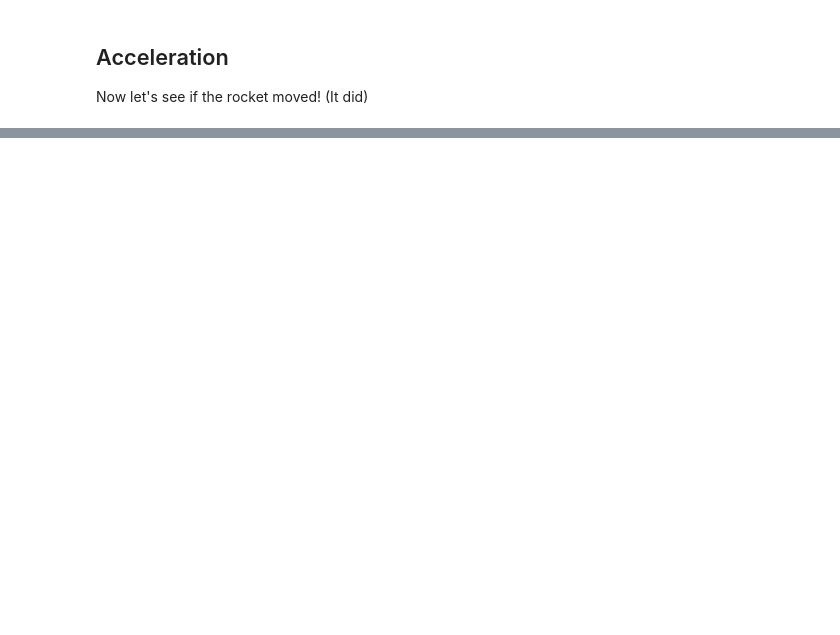
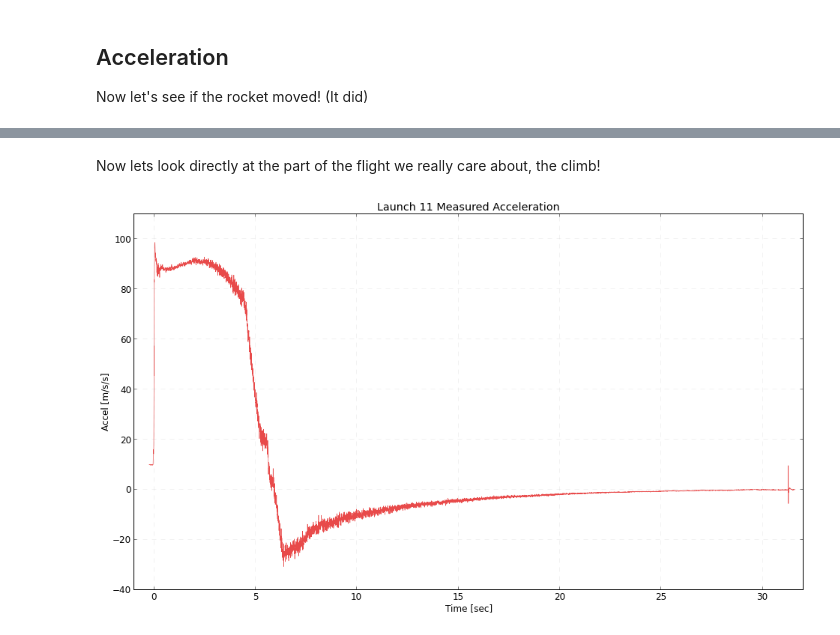
Before and after one commit to psas/Launch-11, a Jupyter notebook: data/analysis/first-look.ipynb, the cells around one changed output, grey strips where cells are left out. Drawn from its saved outputs; the diff is of its cells as text; code cells hidden in the pictures; blank space fills up the shorter version.

```diff
--- a/data/analysis/first-look.ipynb
+++ b/data/analysis/first-look.ipynb
@@ -83,0 +73,10 @@ plt.show()
+# %% [markdown]
+Now lets look directly at the part of the flight we really care about, the climb!
+# %%
+fig = utils.Plot("Launch 11 Measured Acceleration", "Time [sec]", "Accel [m/s/s]")
+fig.plot(timestamp[2000:28000], acc_x[2000:28000], label="UP Measured Acceleration")
+fig.xlim([-1, 32])
+fig.ylim([-40, 110])
+fig.show()
+# %% [output]
+[figure, added]
```
Also changed, not shown: parts of 13 cells of this notebook, 1 other file.
